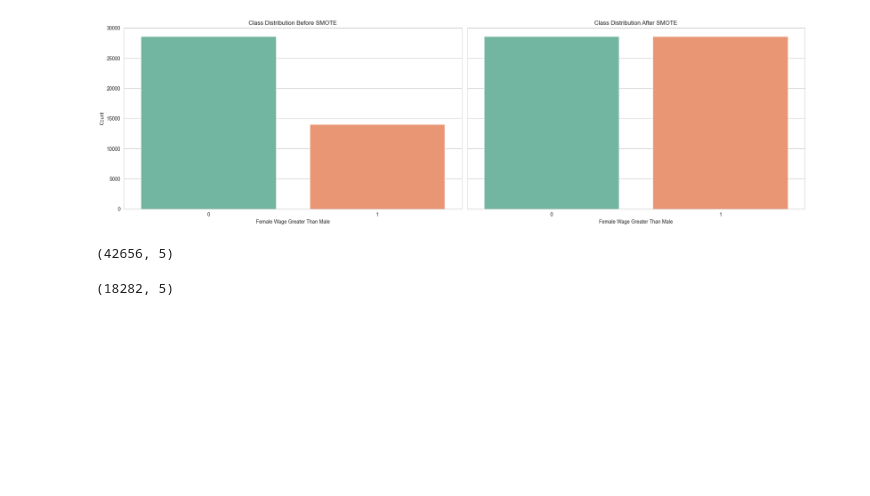
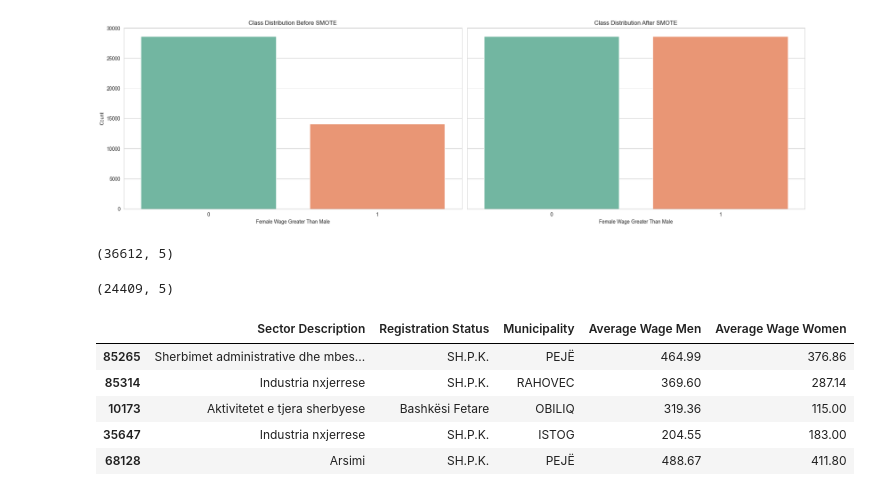
Before and after one commit to fisinik/employment-salary-prediction, a Jupyter notebook: preprocessing.ipynb, the cells around one changed output. Cells and saved outputs as stored; diff of their text form; code cells hidden in the pictures; blank space fills up the shorter version.

```diff
--- a/preprocessing.ipynb
+++ b/preprocessing.ipynb
@@ -408,18 +408,23 @@ X = employment_no_outliers[features]
 y = employment_no_outliers[targets]
 
 # Split the dataset into training and testing sets
-X_train, X_test, y_train, y_test = train_test_split(X, y, test_size=0.3, random_state=42)
+X_train, X_test, y_train, y_test = train_test_split(X, y, test_size=0.4, random_state=42)
 train_set = pd.concat([X_train, y_train], axis=1)
 test_set = pd.concat([X_test, y_test], axis=1)
-
-# Exporting to CSV
-train_set.to_csv('dataset/training_set.csv', index=False)
-test_set.to_csv('dataset/testing_set.csv', index=False)
 # %%
 train_set.shape
 # %% [output]
-(42656, 5)
+(36612, 5)
 # %%
 test_set.shape
 # %% [output]
-(18282, 5)
+(24409, 5)
+# %%
+test_set.head()
+# %% [output]
+|  | Sector Description | Registration Status | Municipality | Average Wage Men | Average Wage Women |
+| 85265 | Sherbimet administrative dhe mbes... | SH.P.K. | PEJË | 464.99 | 376.86 |
+| 85314 | Industria nxjerrese | SH.P.K. | RAHOVEC | 369.60 | 287.14 |
+| 10173 | Aktivitetet e tjera sherbyese | Bashkësi Fetare | OBILIQ | 319.36 | 115.00 |
+| 35647 | Industria nxjerrese | SH.P.K. | ISTOG | 204.55 | 183.00 |
+| 68128 | Arsimi | SH.P.K. | PEJË | 488.67 | 411.80 |
```
Also changed, not shown: parts of 15 cells of this notebook, 3 other files.
